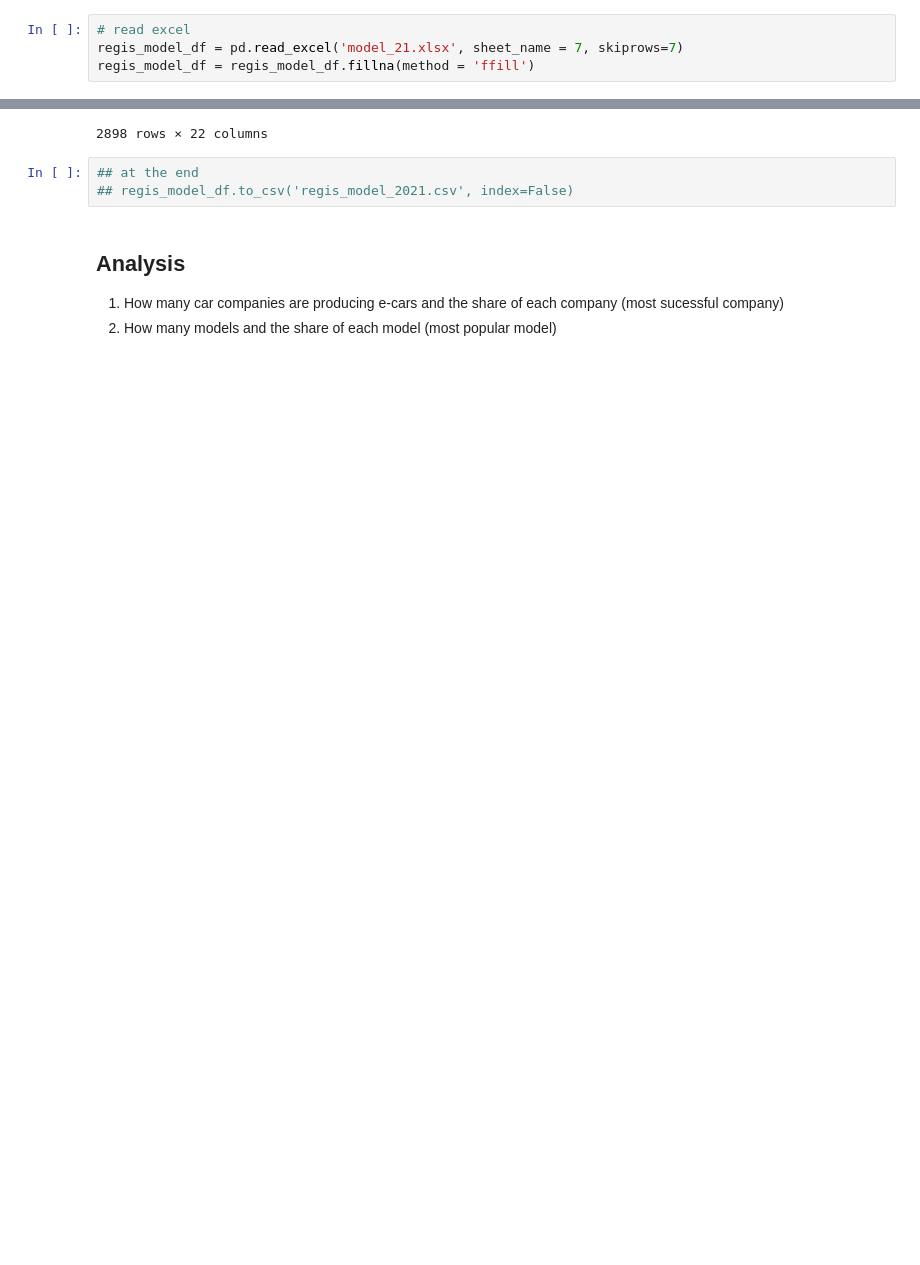
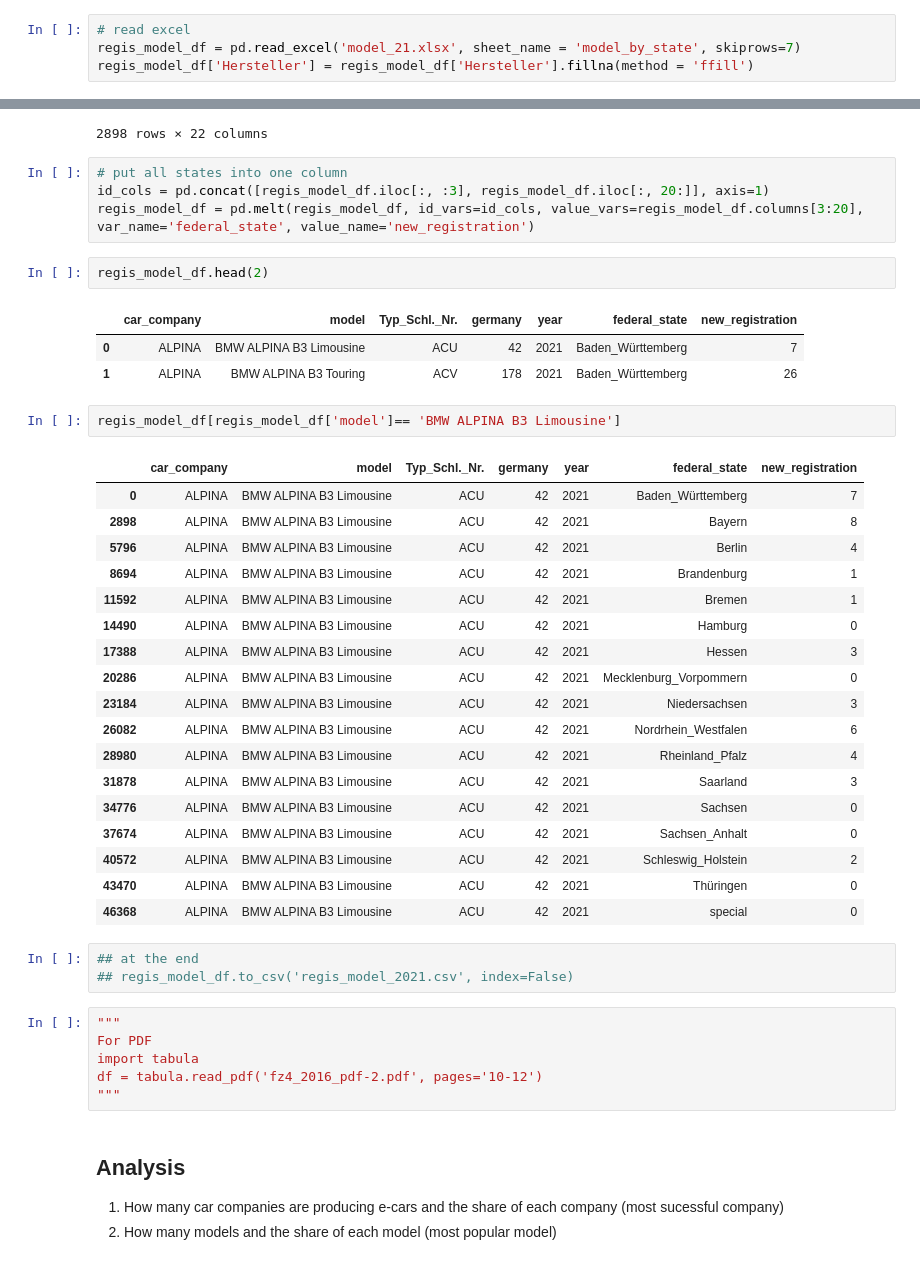
Before and after one commit to RomyBrate/capstone_project_ev, a Jupyter notebook: cars_by_model/model_21.ipynb, the cells around one changed output, grey strips where cells are left out. Cells and saved outputs as stored; diff of their text form; blank space fills up the shorter version.

```diff
--- a/model_21.ipynb
+++ b/cars_by_model/model_21.ipynb
@@ -8,5 +18,5 @@ import seaborn as sns
 import requests
 # %%
 # read excel
-regis_model_df = pd.read_excel('model_21.xlsx', sheet_name = 7, skiprows=7)
-regis_model_df = regis_model_df.fillna(method = 'ffill')
+regis_model_df = pd.read_excel('model_21.xlsx', sheet_name = 'model_by_state', skiprows=7)
+regis_model_df['Hersteller'] = regis_model_df['Hersteller'].fillna(method = 'ffill')
@@ -244,9 +256,46 @@ regis_model_df
 | 2962 | SONSTIGE HERSTELLER | Lynk & Co 01 | AAB | 218 | 396 | 19 | 61 | 13 | ... |
 | 2963 | INSGESAMT | Lynk & Co 01 | AAB | 367282 | 531550 | 60376 | 50986 | 15561 | ... |
 2898 rows × 22 columns
+# %%
+# put all states into one column
+id_cols = pd.concat([regis_model_df.iloc[:, :3], regis_model_df.iloc[:, 20:]], axis=1)
+regis_model_df = pd.melt(regis_model_df, id_vars=id_cols, value_vars=regis_model_df.columns[3:20], var_name='federal_state', value_name='new_registration')
+# %%
+regis_model_df.head(2)
+# %% [output]
+|  | car_company | model | Typ_Schl._Nr. | germany | year | federal_state | new_registration |
+| 0 | ALPINA | BMW ALPINA B3 Limousine | ACU | 42 | 2021 | Baden_Württemberg | 7 |
+| 1 | ALPINA | BMW ALPINA B3 Touring | ACV | 178 | 2021 | Baden_Württemberg | 26 |
+# %%
+regis_model_df[regis_model_df['model']== 'BMW ALPINA B3 Limousine']
+# %% [output]
+|  | car_company | model | Typ_Schl._Nr. | germany | year | federal_state | new_registration |
+| 0 | ALPINA | BMW ALPINA B3 Limousine | ACU | 42 | 2021 | Baden_Württemberg | 7 |
+| 2898 | ALPINA | BMW ALPINA B3 Limousine | ACU | 42 | 2021 | Bayern | 8 |
+| 5796 | ALPINA | BMW ALPINA B3 Limousine | ACU | 42 | 2021 | Berlin | 4 |
+| 8694 | ALPINA | BMW ALPINA B3 Limousine | ACU | 42 | 2021 | Brandenburg | 1 |
+| 11592 | ALPINA | BMW ALPINA B3 Limousine | ACU | 42 | 2021 | Bremen | 1 |
+| 14490 | ALPINA | BMW ALPINA B3 Limousine | ACU | 42 | 2021 | Hamburg | 0 |
+| 17388 | ALPINA | BMW ALPINA B3 Limousine | ACU | 42 | 2021 | Hessen | 3 |
+| 20286 | ALPINA | BMW ALPINA B3 Limousine | ACU | 42 | 2021 | Mecklenburg_Vorpommern | 0 |
+| 23184 | ALPINA | BMW ALPINA B3 Limousine | ACU | 42 | 2021 | Niedersachsen | 3 |
+| 26082 | ALPINA | BMW ALPINA B3 Limousine | ACU | 42 | 2021 | Nordrhein_Westfalen | 6 |
+| 28980 | ALPINA | BMW ALPINA B3 Limousine | ACU | 42 | 2021 | Rheinland_Pfalz | 4 |
+| 31878 | ALPINA | BMW ALPINA B3 Limousine | ACU | 42 | 2021 | Saarland | 3 |
+| 34776 | ALPINA | BMW ALPINA B3 Limousine | ACU | 42 | 2021 | Sachsen | 0 |
+| 37674 | ALPINA | BMW ALPINA B3 Limousine | ACU | 42 | 2021 | Sachsen_Anhalt | 0 |
+| 40572 | ALPINA | BMW ALPINA B3 Limousine | ACU | 42 | 2021 | Schleswig_Holstein | 2 |
+| 43470 | ALPINA | BMW ALPINA B3 Limousine | ACU | 42 | 2021 | Thüringen | 0 |
+| 46368 | ALPINA | BMW ALPINA B3 Limousine | ACU | 42 | 2021 | special | 0 |
 # %%
 ## at the end
 ## regis_model_df.to_csv('regis_model_2021.csv', index=False)
+# %%
+"""
+For PDF
+import tabula
+df = tabula.read_pdf('fz4_2016_pdf-2.pdf', pages='10-12')
+"""
 # %% [markdown]
 ## Analysis
 1. How many car companies are producing e-cars and the share of each company (most sucessful company)
```
Also changed, not shown: parts of 4 cells of this notebook, 18 other files.
